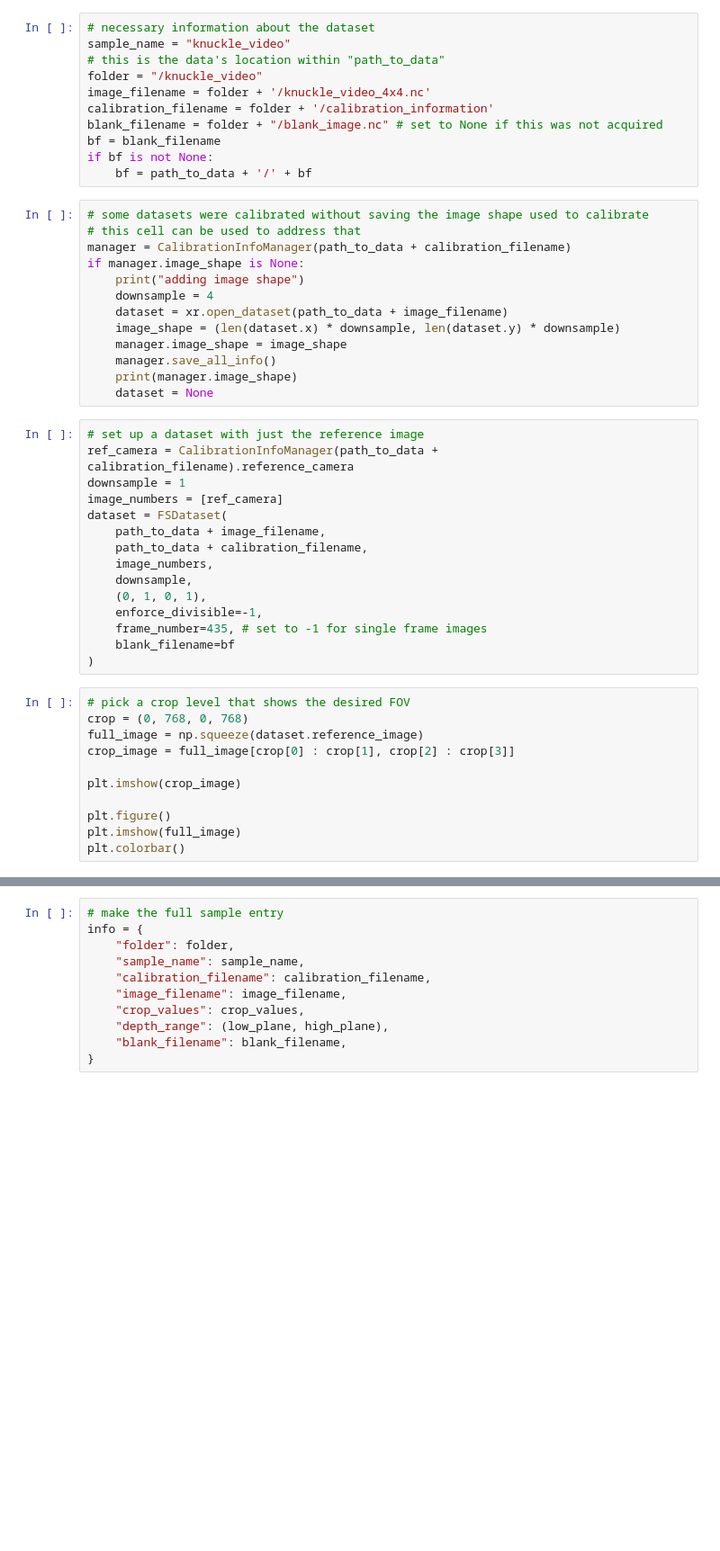
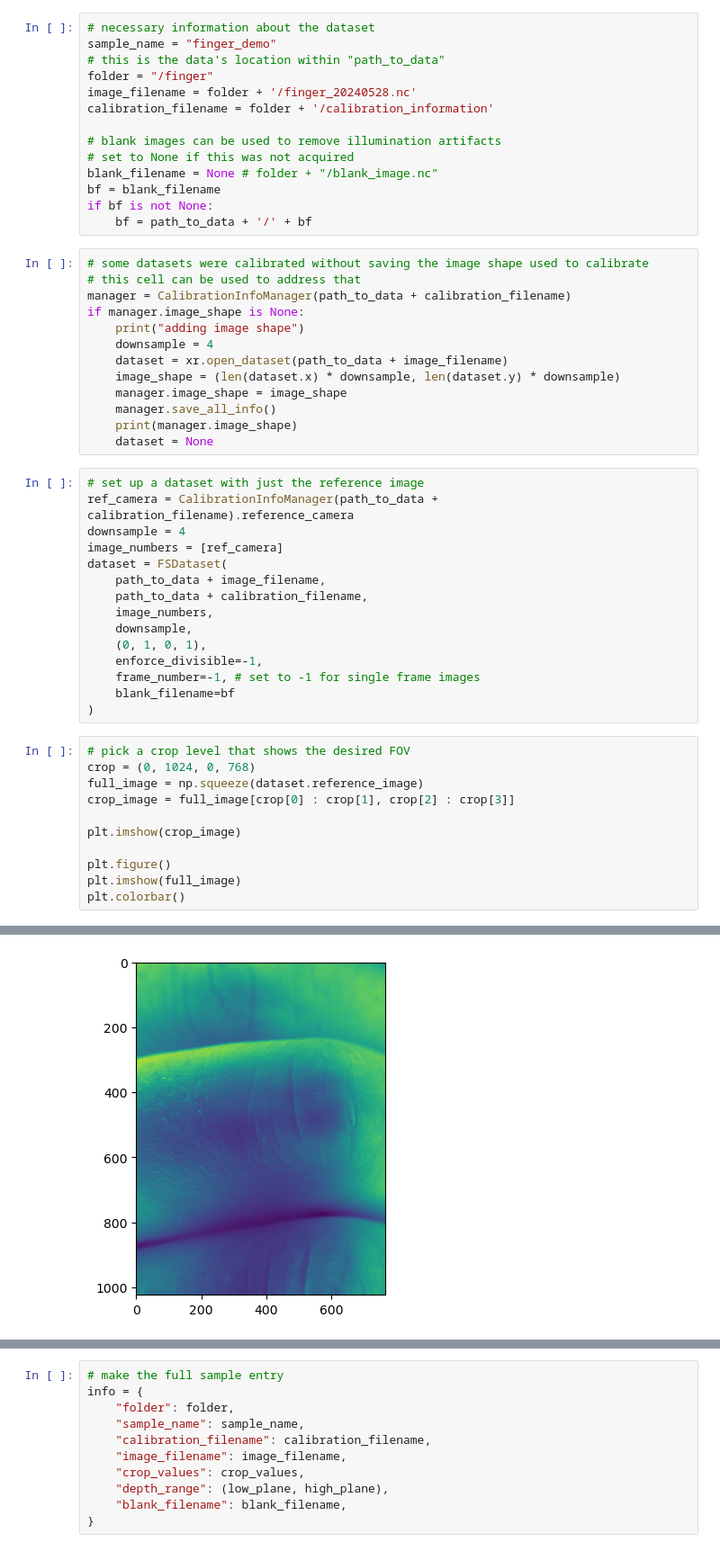
Before and after one commit to clarebcook/FiLMScope, a Jupyter notebook: reconstruction_scripts/save_new_sample.ipynb, the cells around one changed output, grey strips where cells are left out. Shown at 90% size. Cells and saved outputs as stored; diff of their text form; blank space fills up the shorter version.

```diff
--- a/reconstruction_scripts/save_new_sample.ipynb
+++ b/reconstruction_scripts/save_new_sample.ipynb
@@ -20,12 +22,15 @@ get_all_sample_names()
 os.environ["CUDA_VISIBLE_DEVICES"] = "2"
 # %%
 # necessary information about the dataset
-sample_name = "knuckle_video"
+sample_name = "finger_demo"
 # this is the data's location within "path_to_data"
-folder = "/knuckle_video"
-image_filename = folder + '/knuckle_video_4x4.nc'
+folder = "/finger"
+image_filename = folder + '/finger_20240528.nc'
 calibration_filename = folder + '/calibration_information'
-blank_filename = folder + "/blank_image.nc" # set to None if this was not acquired
+
+# blank images can be used to remove illumination artifacts
+# set to None if this was not acquired
+blank_filename = None # folder + "/blank_image.nc"
 bf = blank_filename
 if bf is not None:
     bf = path_to_data + '/' + bf
@@ -45,7 +50,7 @@ if manager.image_shape is None:
 # %%
 # set up a dataset with just the reference image
 ref_camera = CalibrationInfoManager(path_to_data + calibration_filename).reference_camera
-downsample = 1
+downsample = 4
 image_numbers = [ref_camera]
 dataset = FSDataset(
     path_to_data + image_filename,
@@ -54,12 +59,12 @@ dataset = FSDataset(
     downsample,
     (0, 1, 0, 1),
     enforce_divisible=-1,
-    frame_number=435, # set to -1 for single frame images
+    frame_number=-1, # set to -1 for single frame images
     blank_filename=bf
 )
 # %%
 # pick a crop level that shows the desired FOV
-crop = (0, 768, 0, 768)
+crop = (0, 1024, 0, 768)
 full_image = np.squeeze(dataset.reference_image)
 crop_image = full_image[crop[0] : crop[1], crop[2] : crop[3]]
 
@@ -68,3 +73,4 @@ plt.imshow(crop_image)
 plt.figure()
 plt.imshow(full_image)
 plt.colorbar()
+# %% [output]
@@ -70,0 +78 @@ plt.colorbar()
+[figure, added]
```
Also changed, not shown: parts of 9 cells of this notebook, 5 other files.
